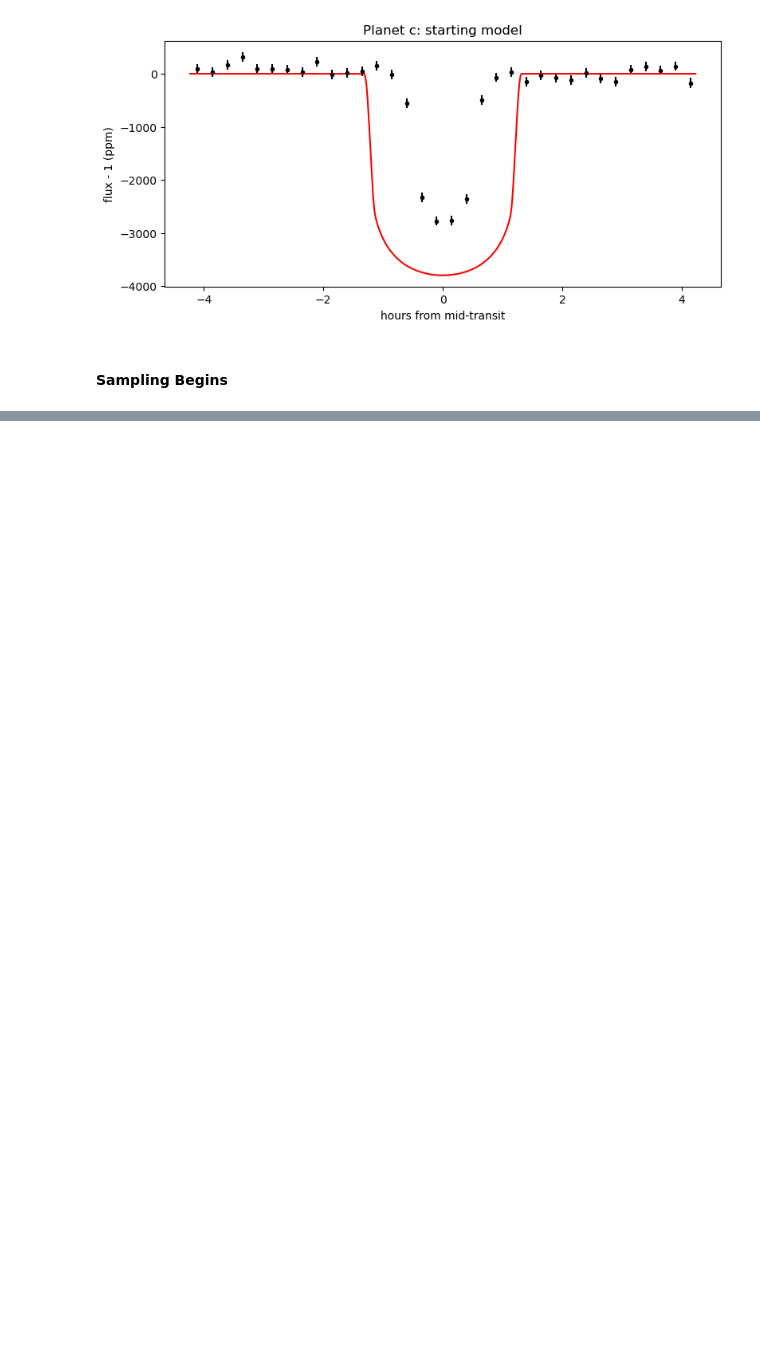
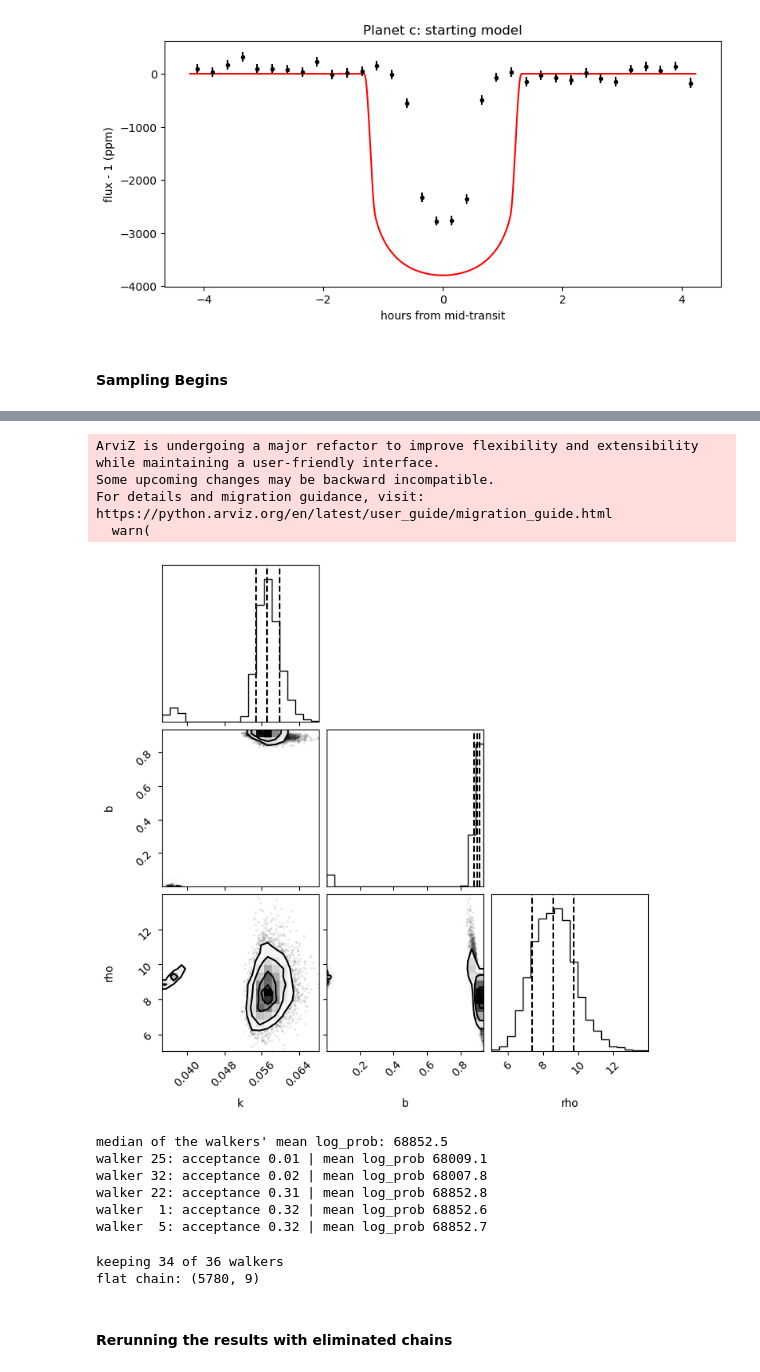
Before and after one commit to astroshantanu/toi700-transit-reanalysis, a Jupyter notebook: notebooks/05_batman_fit.ipynb, the cells around one changed output, grey strips where cells are left out. Drawn from its saved outputs; the diff is of its cells as text; code cells hidden in the pictures; blank space fills up the shorter version.

```diff
--- a/notebooks/05_batman_fit.ipynb
+++ b/notebooks/05_batman_fit.ipynb
@@ -248,0 +265,22 @@ print(flat.shape)
+# %%
+#Step 12: Parameters, including derived values
+
+def summ(x):
+    lo, med, hi = np.percentile(x, [16, 50, 84])
+    return med, hi - med, med - lo
+
+T0s, Ps, ks, bs, rhos = [flat[:, i] for i in range(5)]
+aRs = aRs_from_rho(rhos, Ps)
+inc = np.arccos(bs / aRs)
+T14s = Ps / np.pi * np.arcsin(np.sqrt((1 + ks) ** 2 - bs ** 2) / (aRs * np.sin(inc))) * 24
+
+table = {"T0": T0s, "P": Ps, "k": ks, "b": bs, "rho": rhos, "q1": flat[:, 5], "q2": flat[:, 6],
+         "depth_k2_ppm": ks ** 2 * 1e6, "a_over_Rs": aRs, "inc_deg": np.degrees(inc), "T14_h": T14s}
+
+rows = []
+for key, x in table.items():
+    med, up, dn = summ(x)
+    rows.append({"param": key, "median": med, "+": up, "-": dn})
+fit_table = pd.DataFrame(rows)
+print(fit_table.round(6).to_string(index=False))
+fit_table.to_csv(f"../data/batman_{name}.csv", index=False)
@@ -248,0 +320,44 @@ print(flat.shape)
+# %%
+#Step 14: b, k and density trade off
+
+import corner
+corner.corner(np.column_stack([ks, bs, rhos]), labels=["k", "b", "rho"],
+              quantiles=[0.16, 0.5, 0.84])
+plt.show()
+# %% [output]
+ArviZ is undergoing a major refactor to improve flexibility and extensibility while maintaining a user-friendly interface.
+Some upcoming changes may be backward incompatible.
+For details and migration guidance, visit: https://python.arviz.org/en/latest/user_guide/migration_guide.html
+  warn(
+[figure, added]
+# %%
+#Finding the stuck walkers and dropping them
+
+acc = reader.accepted / reader.iteration
+lp = reader.get_log_prob(discard=burn)                 # shape (steps, walkers)
+mean_lp = lp.mean(axis=0)
+print("median of the walkers' mean log_prob:", round(np.median(mean_lp), 1))
+for w in np.argsort(acc)[:5]:
+    print(f"walker {w:2d}: acceptance {acc[w]:.2f} | mean log_prob {mean_lp[w]:.1f}")
+# %% [output]
+median of the walkers' mean log_prob: 68852.5
+walker 25: acceptance 0.01 | mean log_prob 68009.1
+walker 32: acceptance 0.02 | mean log_prob 68007.8
+walker 22: acceptance 0.31 | mean log_prob 68852.8
+walker  1: acceptance 0.32 | mean log_prob 68852.6
+walker  5: acceptance 0.32 | mean log_prob 68852.7
+# %%
+#Keeping walkers only with high acceptance rate
+
+good = (acc > 0.1) & (mean_lp > np.median(mean_lp) - 10)
+print("keeping", good.sum(), "of", len(good), "walkers")
+
+chain_all = reader.get_chain(discard=burn, thin=thin)   # (steps, walkers, parameters)
+flat = chain_all[:, good, :].reshape(-1, chain_all.shape[2])
+np.save(f"../data/chain_{name}.npy", flat)
+print("flat chain:", flat.shape)
+# %% [output]
+keeping 34 of 36 walkers
+flat chain: (5780, 9)
+# %% [markdown]
+#### Rerunning the results with eliminated chains
```
Also changed, not shown: parts of 16 cells of this notebook, 1 other file.
